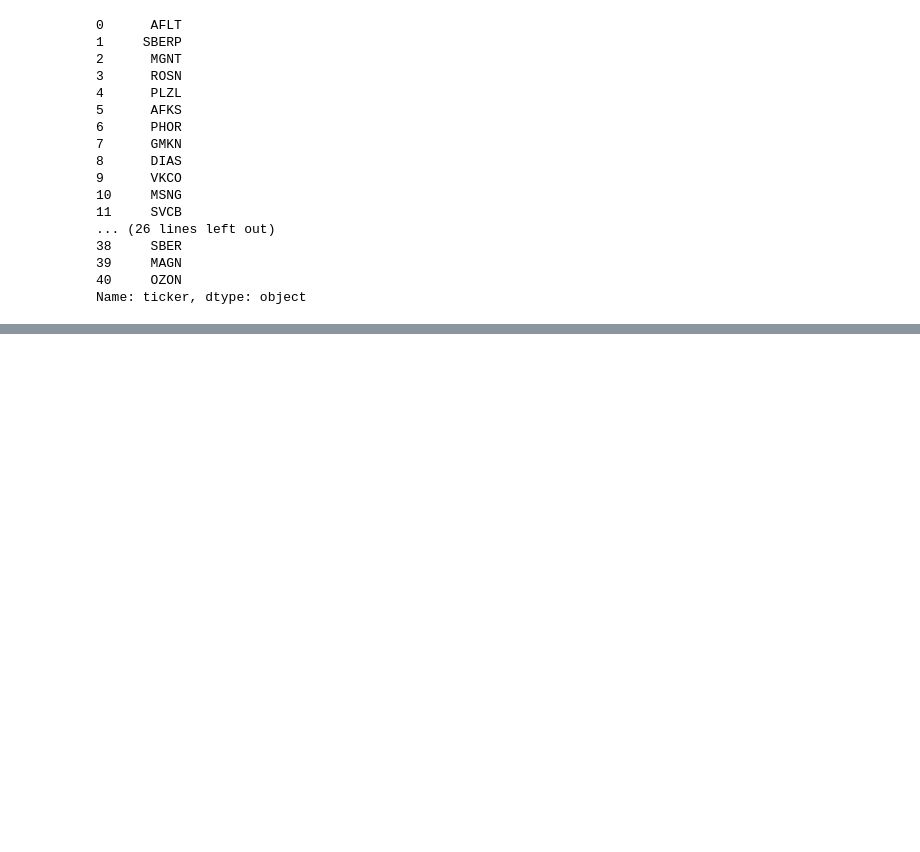
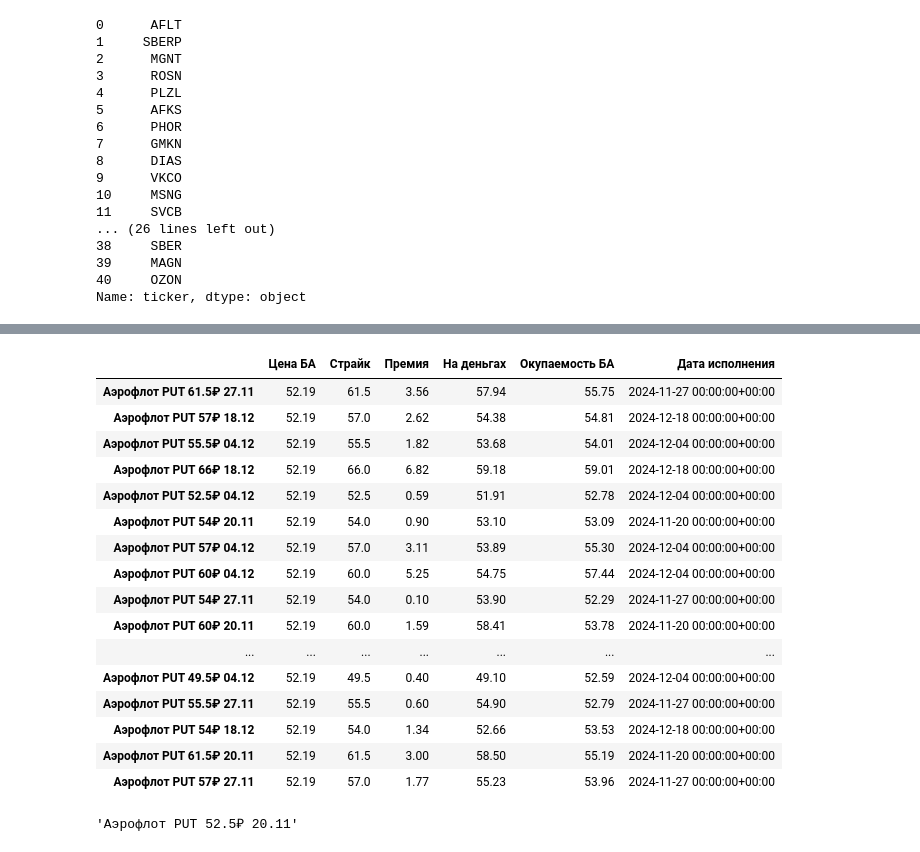
Before and after one commit to UncleVasyafromIzhevsk/TinvestOptions, a Jupyter notebook: educational_db.ipynb, the cells around one changed output, grey strips where cells are left out. Drawn from its saved outputs; the diff is of its cells as text; code cells hidden in the pictures; blank space fills up the shorter version.

Commit message:
Получение данных опционов

```diff
--- a/educational_db.ipynb
+++ b/educational_db.ipynb
@@ -733,0 +812,40 @@ for nam, indif in zip(df_options_from_ba2_1.name, df_options_from_ba2_1.uid):
+# %%
+# Вывод данных по опционам, без нулевых цен
+df_opt_dt_out = pd.DataFrame(
+    columns=[
+        'Цена БА', 'Страйк', 'Премия', 'На деньгах', 'Окупаемость БА',
+        'Дата исполнения'
+    ]
+)
+for n, s, p, d in zip(
+    df_options_from_ba2_2.name, df_options_from_ba2_2.strike_price,
+    df_options_from_ba2_2.price, df_options_from_ba2_2.expiration_date
+):
+    if p != 0:
+        # Конвертируем цену страйка
+        s_con = tin.tinNumberConnector(s['units'], s['nano'])
+        df_opt_dt_out.loc[n] = [ba2_1_price, s_con, p, (s_con - p), (ba2_1_price + p), (d)]
+# %%
+df_opt_dt_out
+# %% [output]
+|  | Цена БА | Страйк | Премия | На деньгах | Окупаемость БА | Дата исполнения |
+| Аэрофлот PUT 61.5₽ 27.11 | 52.19 | 61.5 | 3.56 | 57.94 | 55.75 | 2024-11-27 00:00:00+00:00 |
+| Аэрофлот PUT 57₽ 18.12 | 52.19 | 57.0 | 2.62 | 54.38 | 54.81 | 2024-12-18 00:00:00+00:00 |
+| Аэрофлот PUT 55.5₽ 04.12 | 52.19 | 55.5 | 1.82 | 53.68 | 54.01 | 2024-12-04 00:00:00+00:00 |
+| Аэрофлот PUT 66₽ 18.12 | 52.19 | 66.0 | 6.82 | 59.18 | 59.01 | 2024-12-18 00:00:00+00:00 |
+| Аэрофлот PUT 52.5₽ 04.12 | 52.19 | 52.5 | 0.59 | 51.91 | 52.78 | 2024-12-04 00:00:00+00:00 |
+| Аэрофлот PUT 54₽ 20.11 | 52.19 | 54.0 | 0.90 | 53.10 | 53.09 | 2024-11-20 00:00:00+00:00 |
+| Аэрофлот PUT 57₽ 04.12 | 52.19 | 57.0 | 3.11 | 53.89 | 55.30 | 2024-12-04 00:00:00+00:00 |
+| Аэрофлот PUT 60₽ 04.12 | 52.19 | 60.0 | 5.25 | 54.75 | 57.44 | 2024-12-04 00:00:00+00:00 |
+| Аэрофлот PUT 54₽ 27.11 | 52.19 | 54.0 | 0.10 | 53.90 | 52.29 | 2024-11-27 00:00:00+00:00 |
+| Аэрофлот PUT 60₽ 20.11 | 52.19 | 60.0 | 1.59 | 58.41 | 53.78 | 2024-11-20 00:00:00+00:00 |
+| ... | ... | ... | ... | ... | ... | ... |
+| Аэрофлот PUT 49.5₽ 04.12 | 52.19 | 49.5 | 0.40 | 49.10 | 52.59 | 2024-12-04 00:00:00+00:00 |
+| Аэрофлот PUT 55.5₽ 27.11 | 52.19 | 55.5 | 0.60 | 54.90 | 52.79 | 2024-11-27 00:00:00+00:00 |
+| Аэрофлот PUT 54₽ 18.12 | 52.19 | 54.0 | 1.34 | 52.66 | 53.53 | 2024-12-18 00:00:00+00:00 |
+| Аэрофлот PUT 61.5₽ 20.11 | 52.19 | 61.5 | 3.00 | 58.50 | 55.19 | 2024-11-20 00:00:00+00:00 |
+| Аэрофлот PUT 57₽ 27.11 | 52.19 | 57.0 | 1.77 | 55.23 | 53.96 | 2024-11-27 00:00:00+00:00 |
+# %%
+df_opt_dt_out.index[16]
+# %% [output]
+'Аэрофлот PUT 52.5₽ 20.11'
```
Also changed, not shown: parts of 9 cells of this notebook.
